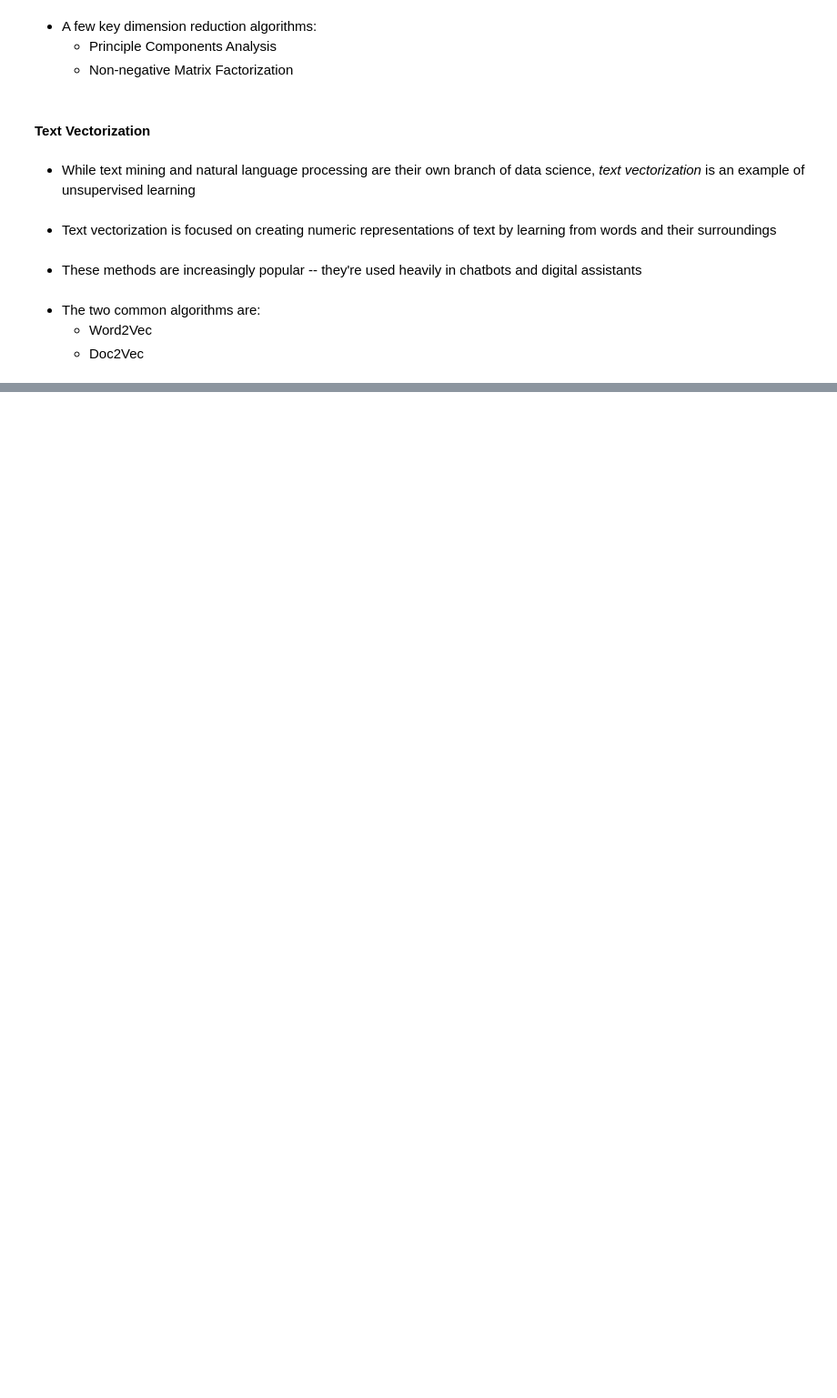
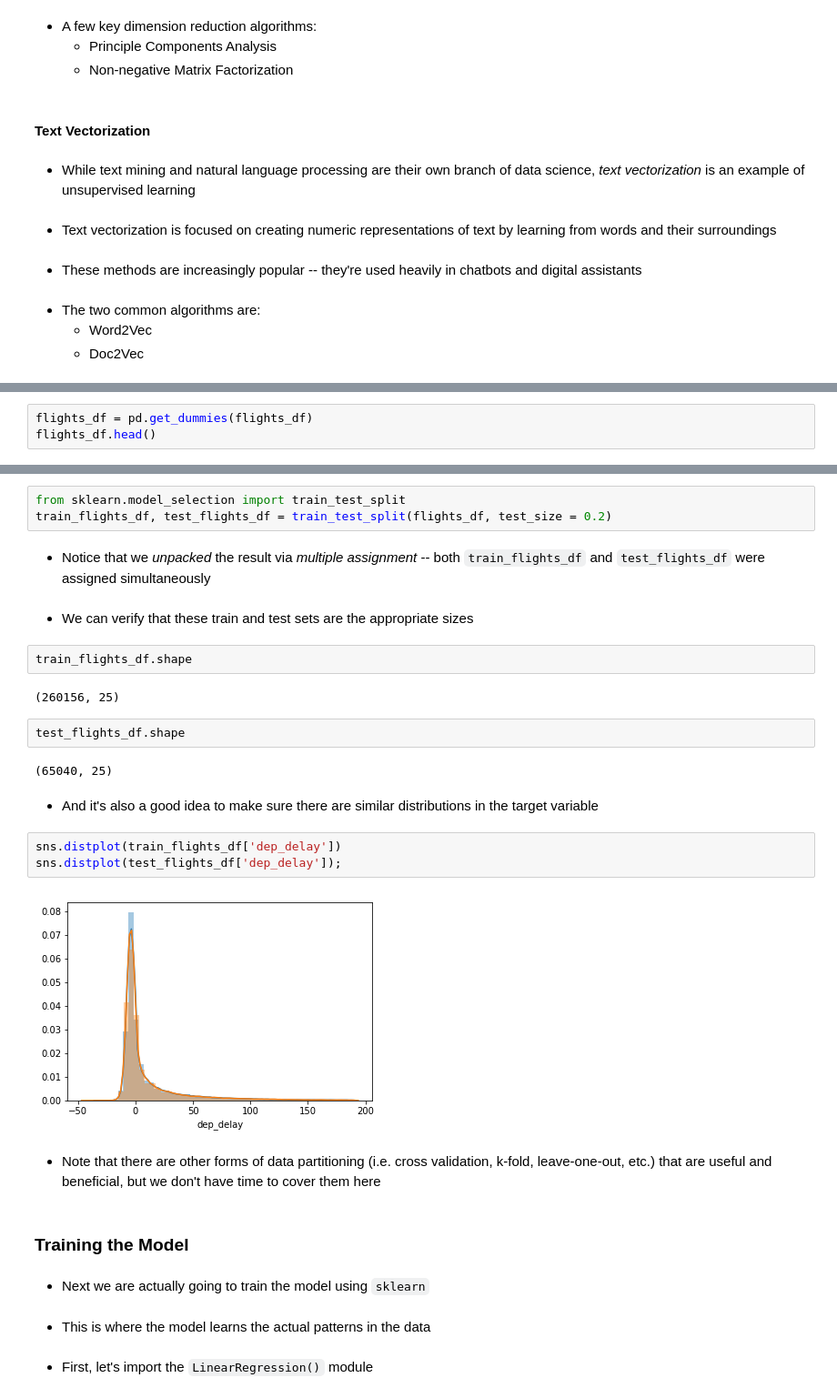
Before and after one commit to uc-python/intermediate-python-datasci, a Jupyter notebook: notebooks/09-Modeling.ipynb, the cells around one changed output, grey strips where cells are left out. Shown at 91% size. Saved outputs shown, nothing was run; the diff lists cells and outputs as text; blank space fills up the shorter version.

```diff
--- a/notebooks/09-Modeling.ipynb
+++ b/notebooks/09-Modeling.ipynb
@@ -131,0 +266,3 @@
+# %%
+flights_df = pd.get_dummies(flights_df)
+flights_df.head()
@@ -131,0 +305,32 @@
+# %%
+from sklearn.model_selection import train_test_split
+train_flights_df, test_flights_df = train_test_split(flights_df, test_size = 0.2)
+# %% [markdown]
+* Notice that we *unpacked* the result via *multiple assignment* -- both `train_flights_df` and `test_flights_df` were assigned simultaneously
+# %% [markdown]
+* We can verify that these train and test sets are the appropriate sizes
+# %%
+train_flights_df.shape
+# %% [output]
+(260156, 25)
+# %%
+test_flights_df.shape
+# %% [output]
+(65040, 25)
+# %% [markdown]
+* And it's also a good idea to make sure there are similar distributions in the target variable
+# %%
+sns.distplot(train_flights_df['dep_delay'])
+sns.distplot(test_flights_df['dep_delay']);
+# %% [output]
+[figure, added]
+# %% [markdown]
+* Note that there are other forms of data partitioning (i.e. cross validation, k-fold, leave-one-out, etc.) that are useful and beneficial, but we don't have time to cover them here
+# %% [markdown]
+### Training the Model
+# %% [markdown]
+* Next we are actually going to train the model using `sklearn`
+# %% [markdown]
+* This is where the model learns the actual patterns in the data
+# %% [markdown]
+* First, let's import the `LinearRegression()` module
```
Also changed, not shown: parts of 131 cells of this notebook.
